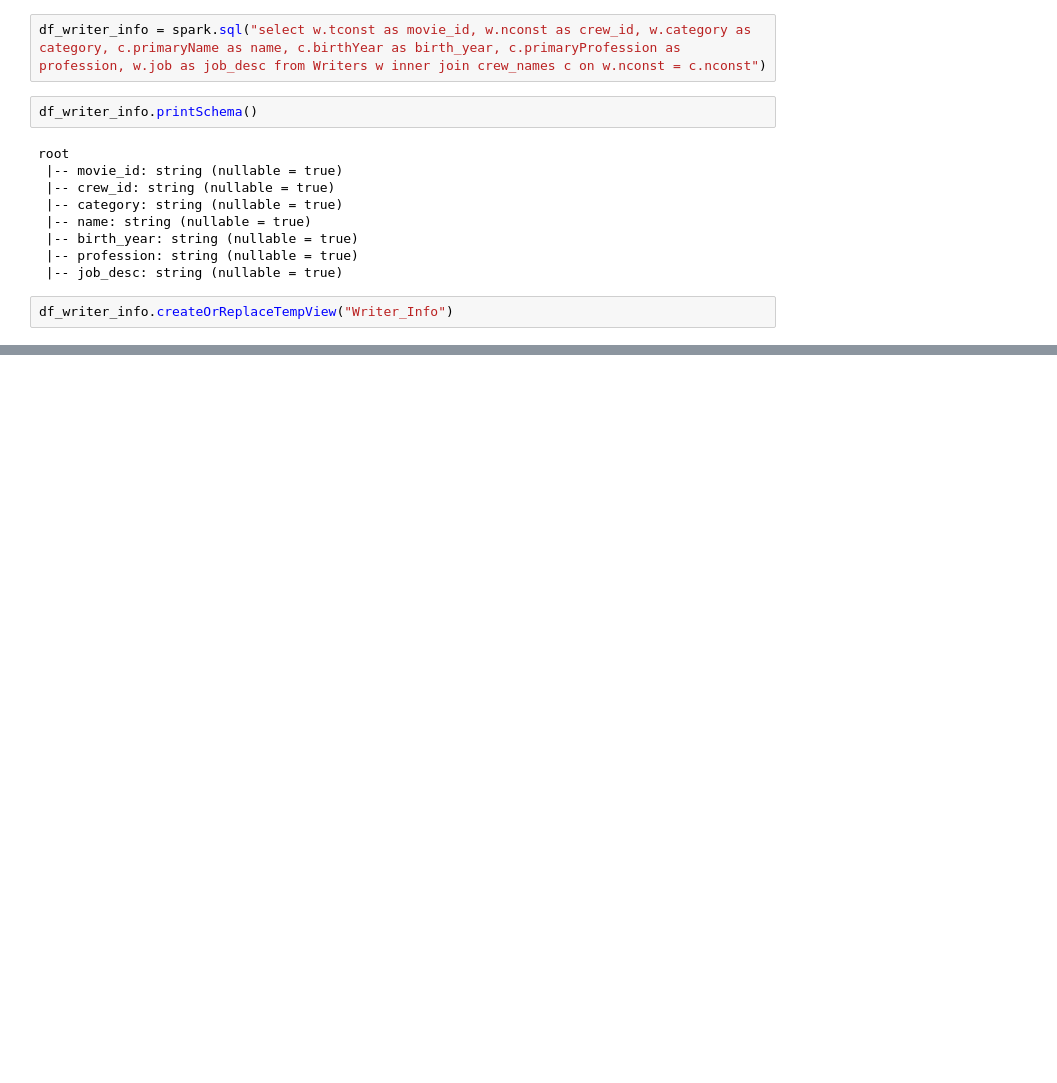
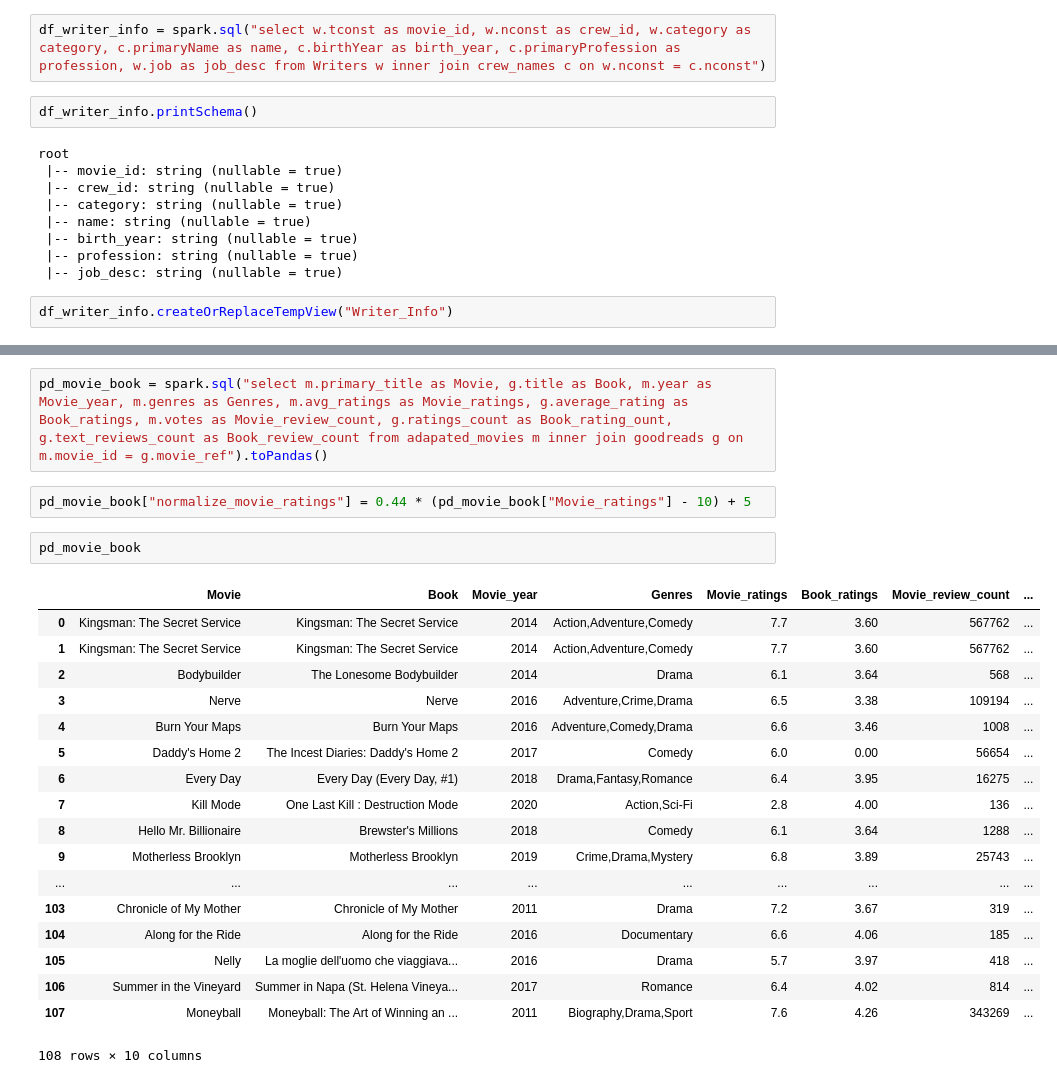
Before and after one commit to jankichauhan/Captsone_Goodreads_Imdb, a Jupyter notebook: Imdb_data_load.ipynb, the cells around one changed output, grey strips where cells are left out. Drawn from its saved outputs; the diff is of its cells as text; blank space fills up the shorter version.

```diff
--- a/Imdb_data_load.ipynb
+++ b/Imdb_data_load.ipynb
@@ -512,0 +544,25 @@ only showing top 20 rows
+# %%
+pd_movie_book = spark.sql("select m.primary_title as Movie, g.title as Book, m.year as Movie_year, m.genres as Genres, m.avg_ratings as Movie_ratings, g.average_rating as Book_ratings, m.votes as Movie_review_count, g.ratings_count as Book_rating_ount, g.text_reviews_count as Book_review_count from adapated_movies m inner join goodreads g on m.movie_id = g.movie_ref").toPandas()
+# %%
+pd_movie_book["normalize_movie_ratings"] = 0.44 * (pd_movie_book["Movie_ratings"] - 10) + 5
+# %%
+pd_movie_book
+# %% [output]
+|  | Movie | Book | Movie_year | Genres | Movie_ratings | Book_ratings | Movie_review_count | ... |
+| 0 | Kingsman: The Secret Service | Kingsman: The Secret Service | 2014 | Action,Adventure,Comedy | 7.7 | 3.60 | 567762 | ... |
+| 1 | Kingsman: The Secret Service | Kingsman: The Secret Service | 2014 | Action,Adventure,Comedy | 7.7 | 3.60 | 567762 | ... |
+| 2 | Bodybuilder | The Lonesome Bodybuilder | 2014 | Drama | 6.1 | 3.64 | 568 | ... |
+| 3 | Nerve | Nerve | 2016 | Adventure,Crime,Drama | 6.5 | 3.38 | 109194 | ... |
+| 4 | Burn Your Maps | Burn Your Maps | 2016 | Adventure,Comedy,Drama | 6.6 | 3.46 | 1008 | ... |
+| 5 | Daddy's Home 2 | The Incest Diaries: Daddy's Home 2 | 2017 | Comedy | 6.0 | 0.00 | 56654 | ... |
+| 6 | Every Day | Every Day (Every Day, #1) | 2018 | Drama,Fantasy,Romance | 6.4 | 3.95 | 16275 | ... |
+| 7 | Kill Mode | One Last Kill : Destruction Mode | 2020 | Action,Sci-Fi | 2.8 | 4.00 | 136 | ... |
+| 8 | Hello Mr. Billionaire | Brewster's Millions | 2018 | Comedy | 6.1 | 3.64 | 1288 | ... |
+| 9 | Motherless Brooklyn | Motherless Brooklyn | 2019 | Crime,Drama,Mystery | 6.8 | 3.89 | 25743 | ... |
+| ... | ... | ... | ... | ... | ... | ... | ... | ... |
+| 103 | Chronicle of My Mother | Chronicle of My Mother | 2011 | Drama | 7.2 | 3.67 | 319 | ... |
+| 104 | Along for the Ride | Along for the Ride | 2016 | Documentary | 6.6 | 4.06 | 185 | ... |
+| 105 | Nelly | La moglie dell'uomo che viaggiava... | 2016 | Drama | 5.7 | 3.97 | 418 | ... |
+| 106 | Summer in the Vineyard | Summer in Napa (St. Helena Vineya... | 2017 | Romance | 6.4 | 4.02 | 814 | ... |
+| 107 | Moneyball | Moneyball: The Art of Winning an ... | 2011 | Biography,Drama,Sport | 7.6 | 4.26 | 343269 | ... |
+108 rows × 10 columns
```
Also changed, not shown: parts of 62 cells of this notebook, 2 other files.
